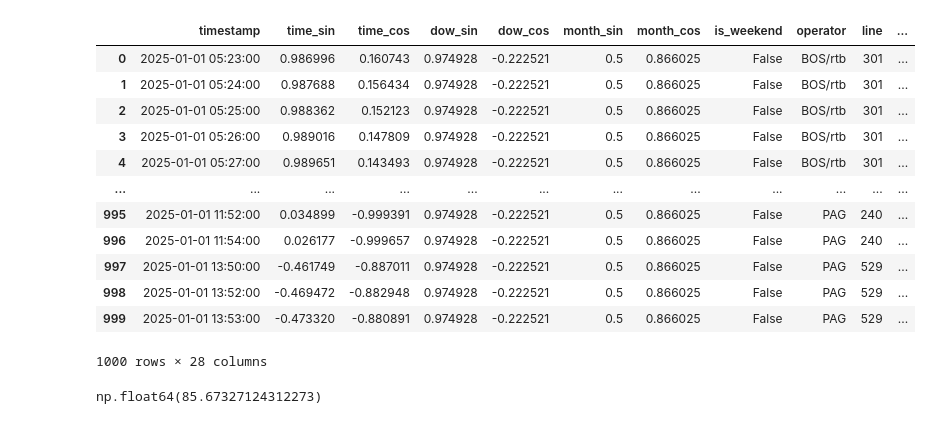
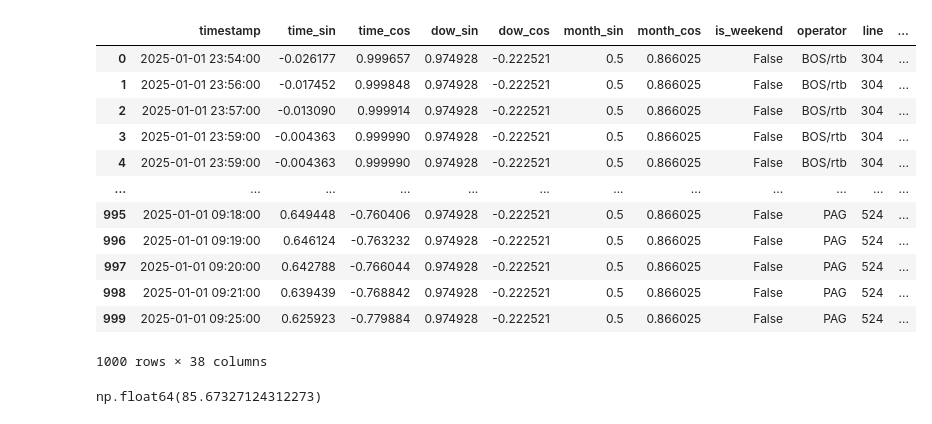
Before and after one commit to kais-grati/Swiss_buses_delay_prediction, a Jupyter notebook: notebooks/misc.ipynb, the cells around one changed output. Cells and saved outputs as stored; diff of their text form; code cells hidden in the pictures.

```diff
--- a/notebooks/misc.ipynb
+++ b/notebooks/misc.ipynb
@@ -7,22 +7,22 @@ pd.set_option('display.max_colwidth', None)
 # %%
 import duckdb
 
-df = duckdb.sql("SELECT * FROM '../data/dataset_with_weather.parquet' LIMIT 1000").df()
+df = duckdb.sql("SELECT * FROM '../data/swiss_bus_2025_weather_traffic.parquet' LIMIT 1000").df()
 df
 # %% [output]
 |  | timestamp | time_sin | time_cos | dow_sin | dow_cos | month_sin | month_cos | is_weekend | operator | line | ... |
-| 0 | 2025-01-01 05:23:00 | 0.986996 | 0.160743 | 0.974928 | -0.222521 | 0.5 | 0.866025 | False | BOS/rtb | 301 | ... |
-| 1 | 2025-01-01 05:24:00 | 0.987688 | 0.156434 | 0.974928 | -0.222521 | 0.5 | 0.866025 | False | BOS/rtb | 301 | ... |
-| 2 | 2025-01-01 05:25:00 | 0.988362 | 0.152123 | 0.974928 | -0.222521 | 0.5 | 0.866025 | False | BOS/rtb | 301 | ... |
-| 3 | 2025-01-01 05:26:00 | 0.989016 | 0.147809 | 0.974928 | -0.222521 | 0.5 | 0.866025 | False | BOS/rtb | 301 | ... |
-| 4 | 2025-01-01 05:27:00 | 0.989651 | 0.143493 | 0.974928 | -0.222521 | 0.5 | 0.866025 | False | BOS/rtb | 301 | ... |
+| 0 | 2025-01-01 23:54:00 | -0.026177 | 0.999657 | 0.974928 | -0.222521 | 0.5 | 0.866025 | False | BOS/rtb | 304 | ... |
+| 1 | 2025-01-01 23:56:00 | -0.017452 | 0.999848 | 0.974928 | -0.222521 | 0.5 | 0.866025 | False | BOS/rtb | 304 | ... |
+| 2 | 2025-01-01 23:57:00 | -0.013090 | 0.999914 | 0.974928 | -0.222521 | 0.5 | 0.866025 | False | BOS/rtb | 304 | ... |
+| 3 | 2025-01-01 23:59:00 | -0.004363 | 0.999990 | 0.974928 | -0.222521 | 0.5 | 0.866025 | False | BOS/rtb | 304 | ... |
+| 4 | 2025-01-01 23:59:00 | -0.004363 | 0.999990 | 0.974928 | -0.222521 | 0.5 | 0.866025 | False | BOS/rtb | 304 | ... |
 | ... | ... | ... | ... | ... | ... | ... | ... | ... | ... | ... | ... |
-| 995 | 2025-01-01 11:52:00 | 0.034899 | -0.999391 | 0.974928 | -0.222521 | 0.5 | 0.866025 | False | PAG | 240 | ... |
-| 996 | 2025-01-01 11:54:00 | 0.026177 | -0.999657 | 0.974928 | -0.222521 | 0.5 | 0.866025 | False | PAG | 240 | ... |
-| 997 | 2025-01-01 13:50:00 | -0.461749 | -0.887011 | 0.974928 | -0.222521 | 0.5 | 0.866025 | False | PAG | 529 | ... |
-| 998 | 2025-01-01 13:52:00 | -0.469472 | -0.882948 | 0.974928 | -0.222521 | 0.5 | 0.866025 | False | PAG | 529 | ... |
-| 999 | 2025-01-01 13:53:00 | -0.473320 | -0.880891 | 0.974928 | -0.222521 | 0.5 | 0.866025 | False | PAG | 529 | ... |
+| 995 | 2025-01-01 09:18:00 | 0.649448 | -0.760406 | 0.974928 | -0.222521 | 0.5 | 0.866025 | False | PAG | 524 | ... |
+| 996 | 2025-01-01 09:19:00 | 0.646124 | -0.763232 | 0.974928 | -0.222521 | 0.5 | 0.866025 | False | PAG | 524 | ... |
+| 997 | 2025-01-01 09:20:00 | 0.642788 | -0.766044 | 0.974928 | -0.222521 | 0.5 | 0.866025 | False | PAG | 524 | ... |
+| 998 | 2025-01-01 09:21:00 | 0.639439 | -0.768842 | 0.974928 | -0.222521 | 0.5 | 0.866025 | False | PAG | 524 | ... |
+| 999 | 2025-01-01 09:25:00 | 0.625923 | -0.779884 | 0.974928 | -0.222521 | 0.5 | 0.866025 | False | PAG | 524 | ... |
-1000 rows × 28 columns
+1000 rows × 38 columns
 # %%
 df["arrival_delay_s"].mean()
 # %% [output]
```
Also changed, not shown: 23 other files.
